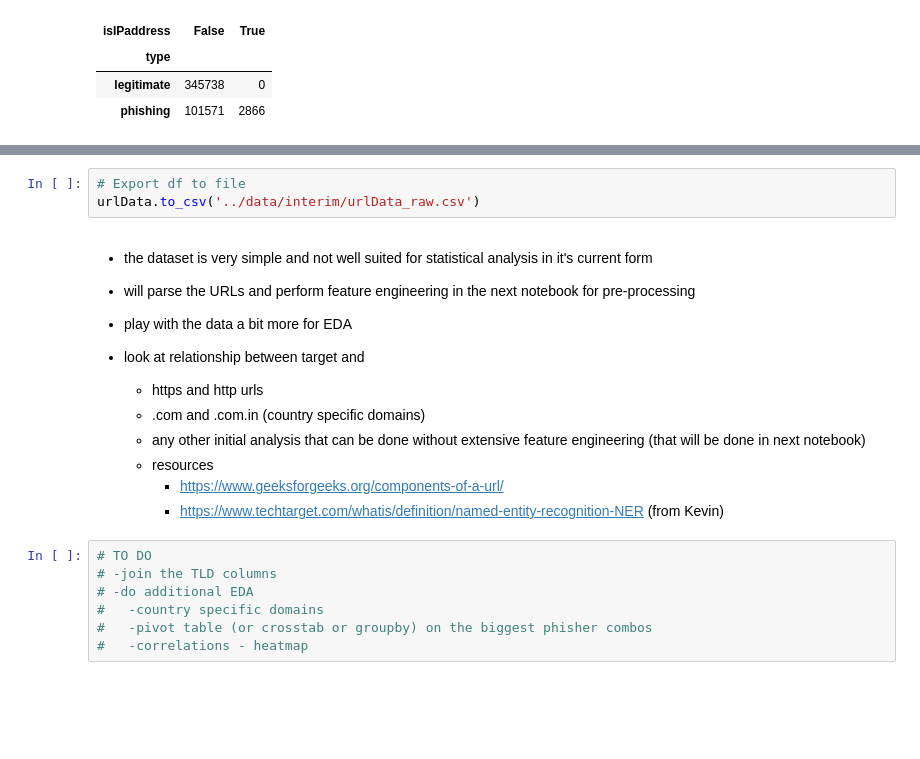
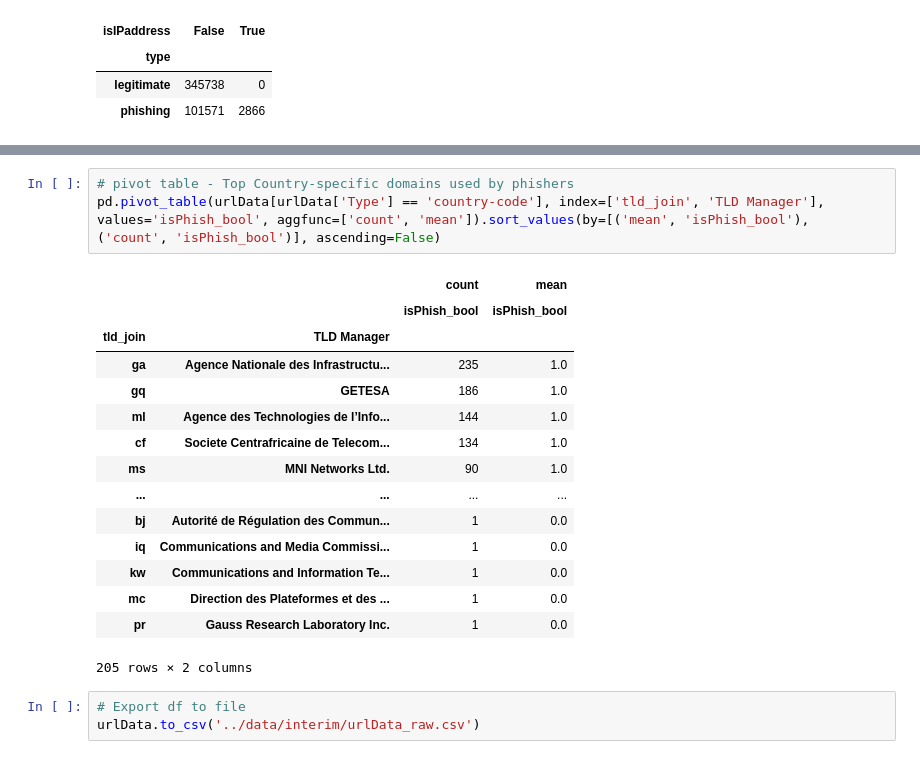
Before and after one commit to mdgarber/DetectPhishURL, a Jupyter notebook: DetectPhishURL/notebooks/detectPhishUrl.ipynb, the cells around one changed output, grey strips where cells are left out. Cells and saved outputs as stored; diff of their text form; blank space fills up the shorter version.

```diff
--- a/DetectPhishURL/notebooks/detectPhishUrl.ipynb
+++ b/DetectPhishURL/notebooks/detectPhishUrl.ipynb
@@ -505,22 +529,22 @@ pd.crosstab(urlData['type'], urlData['isIPaddress'])
+# %%
+# pivot table - Top Country-specific domains used by phishers
+pd.pivot_table(urlData[urlData['Type'] == 'country-code'], index=['tld_join', 'TLD Manager'], values='isPhish_bool', aggfunc=['count', 'mean']).sort_values(by=[('mean', 'isPhish_bool'), ('count', 'isPhish_bool')], ascending=False)
+# %% [output]
+|  |  | count | mean |
+|  |  | isPhish_bool | isPhish_bool |
+| tld_join | TLD Manager |  |  |
+| ga | Agence Nationale des Infrastructu... | 235 | 1.0 |
+| gq | GETESA | 186 | 1.0 |
+| ml | Agence des Technologies de l’Info... | 144 | 1.0 |
+| cf | Societe Centrafricaine de Telecom... | 134 | 1.0 |
+| ms | MNI Networks Ltd. | 90 | 1.0 |
+| ... | ... | ... | ... |
+| bj | Autorité de Régulation des Commun... | 1 | 0.0 |
+| iq | Communications and Media Commissi... | 1 | 0.0 |
+| kw | Communications and Information Te... | 1 | 0.0 |
+| mc | Direction des Plateformes et des ... | 1 | 0.0 |
+| pr | Gauss Research Laboratory Inc. | 1 | 0.0 |
+205 rows × 2 columns
 # %%
 # Export df to file
 urlData.to_csv('../data/interim/urlData_raw.csv')
-# %% [markdown]
-- the dataset is very simple and not well suited for statistical analysis in it's current form
-- will parse the URLs and perform feature engineering in the next notebook for pre-processing
-
-- play with the data a bit more for EDA
-- look at relationship between target and
-    - https and http urls
-    - .com and .com.in (country specific domains)
-    - any other initial analysis that can be done without extensive feature engineering (that will be done in next notebook)
-    - resources
-        - https://www.geeksforgeeks.org/components-of-a-url/
-        - https://www.techtarget.com/whatis/definition/named-entity-recognition-NER   (from Kevin)
-# %%
-# TO DO
-# -join the TLD columns
-# -do additional EDA
-#   -country specific domains
-#   -pivot table (or crosstab or groupby) on the biggest phisher combos
-#   -correlations - heatmap
```
Also changed, not shown: parts of 16 cells of this notebook.
